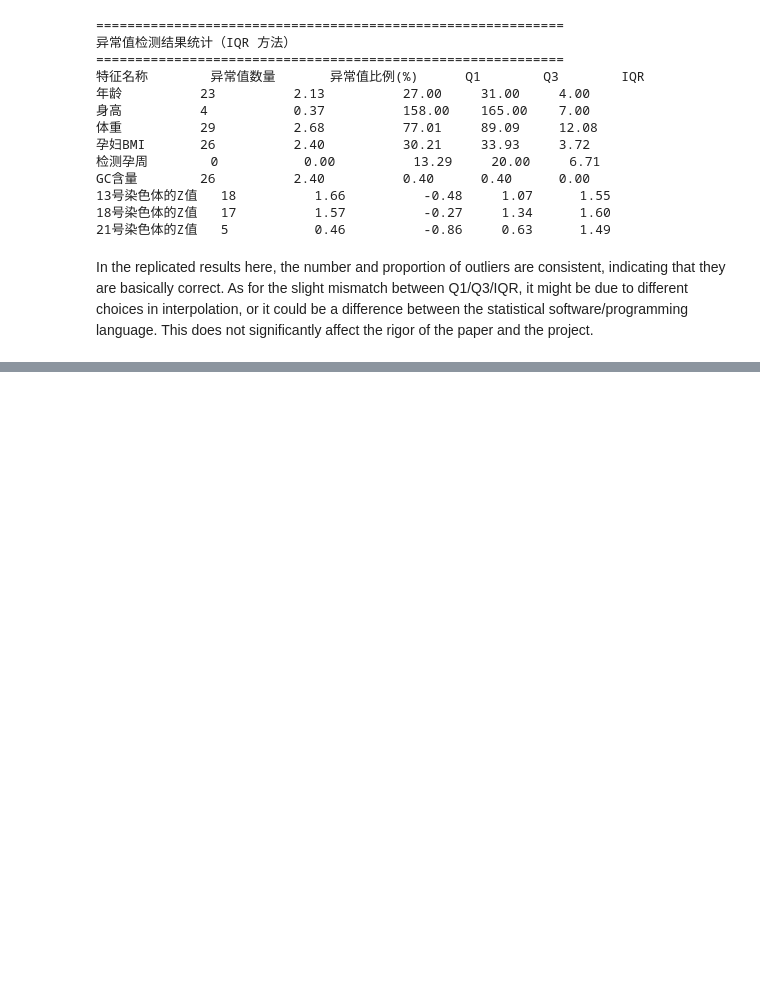
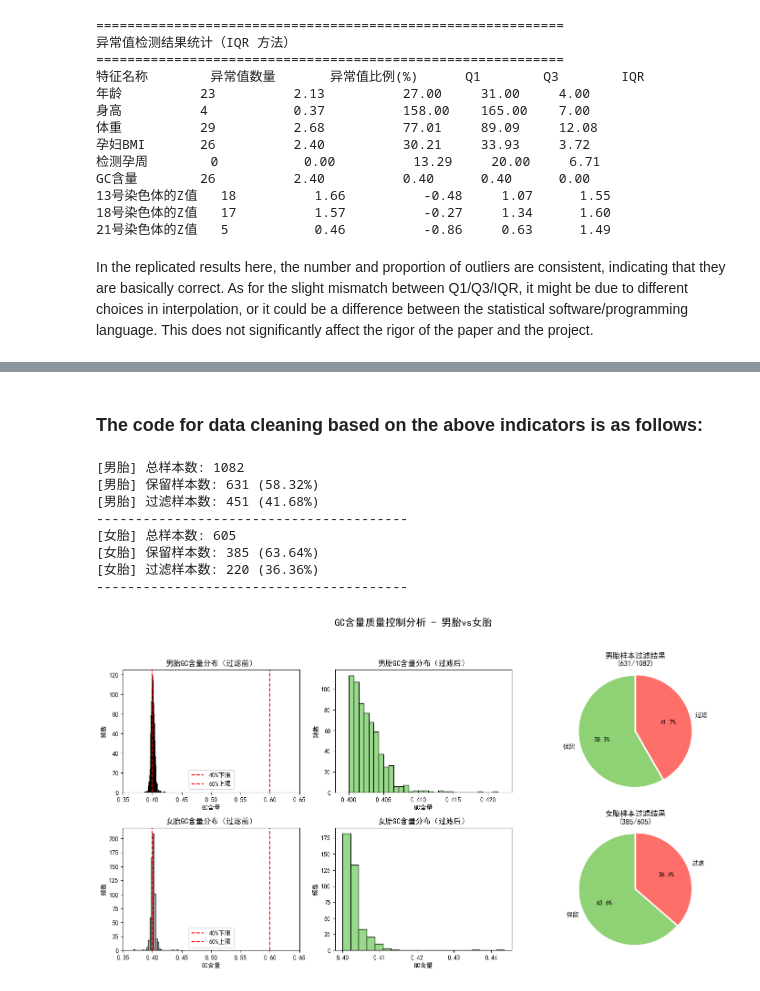
Before and after one commit to cyzChen1362/CUMCM2025C, a Jupyter notebook: NoteBook/Data_Preprocessing/Data_Preprocessing.ipynb, the cells around one changed output, grey strips where cells are left out. Saved outputs shown, nothing was run; the diff lists cells and outputs as text; code cells hidden in the pictures; blank space fills up the shorter version.

Commit message:
Update Data Preprocessing Data Cleaning

```diff
--- a/NoteBook/Data_Preprocessing/Data_Preprocessing.ipynb
+++ b/NoteBook/Data_Preprocessing/Data_Preprocessing.ipynb
@@ -305,0 +312,12 @@ This does not significantly affect the rigor of the paper and the project.
+# %% [markdown]
+### The code for data cleaning based on the above indicators is as follows:
+# %%
+plt.rcParams['font.sans-serif'] = ['SimHei']
+plt.rcParams['axes.unicode_minus'] = False
+file_path = '../Data/附件.xlsx'
+
+male_df = pd.read_excel(file_path, sheet_name='男胎检测数据')
+female_df = pd.read_excel(file_path, sheet_name='女胎检测数据')
+
+male_gc = pd.to_numeric(male_df['GC含量'], errors='coerce').dropna()
+female_gc = pd.to_numeric(female_df['GC含量'], errors='coerce').dropna()
@@ -305,0 +388,25 @@ This does not significantly affect the rigor of the paper and the project.
+# %%
+# 生成六合一图
+fig, axes = plt.subplots(2, 3, figsize=(14, 8))
+
+# 男胎
+plot_gc_qc(axes[0, :], male_gc, '男胎', 46, 30)
+# 女胎
+plot_gc_qc(axes[1, :], female_gc, '女胎', 30, 20)
+
+fig.suptitle('GC含量质量控制分析 - 男胎vs女胎', fontsize=16)
+plt.tight_layout(rect=[0, 0, 1, 0.95])
+
+# 保存图片
+plt.savefig('./Images/picture10.png', dpi=300, bbox_inches='tight')
+plt.show()
+# %% [output]
+[男胎] 总样本数: 1082
+[男胎] 保留样本数: 631 (58.32%)
+[男胎] 过滤样本数: 451 (41.68%)
+----------------------------------------
+[女胎] 总样本数: 605
+[女胎] 保留样本数: 385 (63.64%)
+[女胎] 过滤样本数: 220 (36.36%)
+----------------------------------------
+[figure, added]
```
Also changed, not shown: parts of 3 cells of this notebook, 5 other files.
